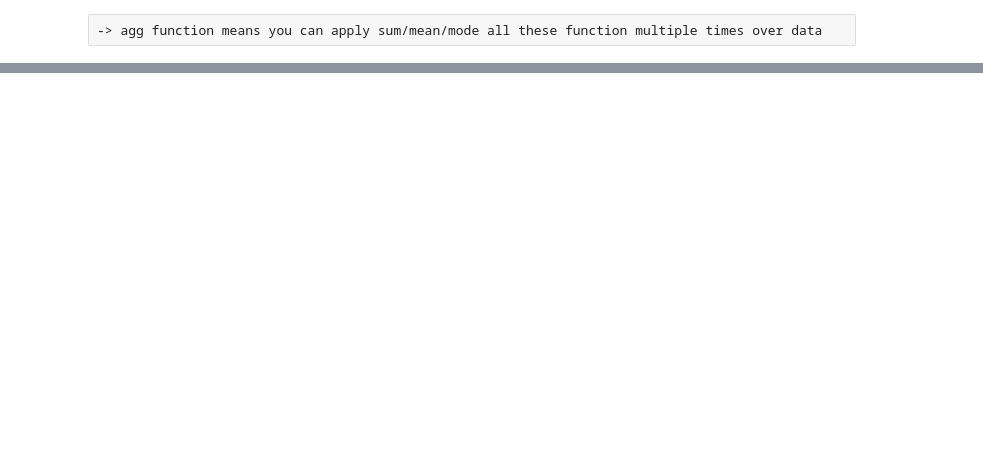
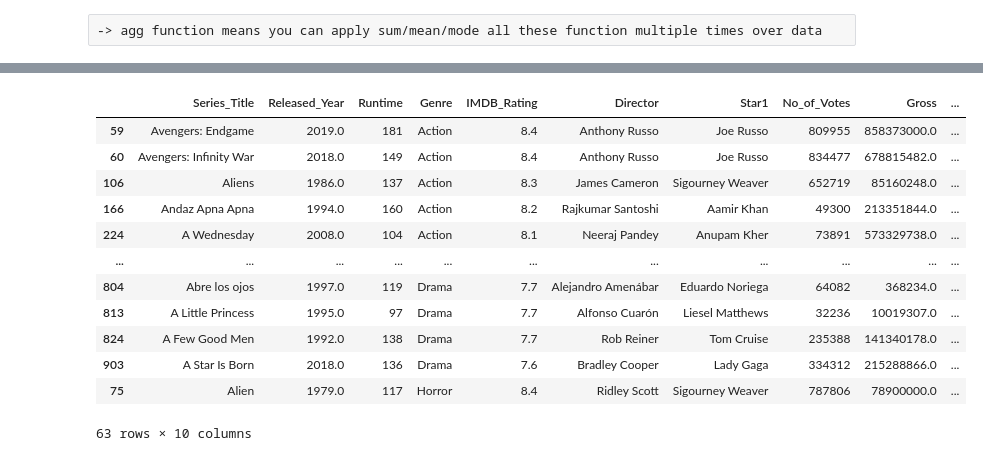
Before and after one commit to DeepakAK47/pandas, a Jupyter notebook: session19.ipynb, the cells around one changed output, grey strips where cells are left out. Drawn from its saved outputs; the diff is of its cells as text; code cells hidden in the pictures; blank space fills up the shorter version.

```diff
--- a/session19.ipynb
+++ b/session19.ipynb
@@ -280,0 +341,2 @@ object
+# %%
+data['Released_Year'] = pd.to_numeric(data['Released_Year'], errors='coerce')
@@ -280,0 +430,4 @@ object
+# %%
+df = pd.DataFrame(columns=data.columns)  # creating an empty DataFrame
+for group,date in genres:
+    df = pd.concat([df, date[date['IMDB_Rating'] == date['IMDB_Rating'].max()]])
@@ -280,0 +477,21 @@ object
+# %%
+# find the number of movies start with A in each genres of group
+df = pd.DataFrame(columns=data.columns)  # creating an empty DataFrame
+for group,date in genres:
+    df = pd.concat([df, date[date['Series_Title'].str[0] == 'A']])
+# %%
+df
+# %% [output]
+|  | Series_Title | Released_Year | Runtime | Genre | IMDB_Rating | Director | Star1 | No_of_Votes | Gross | ... |
+| 59 | Avengers: Endgame | 2019.0 | 181 | Action | 8.4 | Anthony Russo | Joe Russo | 809955 | 858373000.0 | ... |
+| 60 | Avengers: Infinity War | 2018.0 | 149 | Action | 8.4 | Anthony Russo | Joe Russo | 834477 | 678815482.0 | ... |
+| 106 | Aliens | 1986.0 | 137 | Action | 8.3 | James Cameron | Sigourney Weaver | 652719 | 85160248.0 | ... |
+| 166 | Andaz Apna Apna | 1994.0 | 160 | Action | 8.2 | Rajkumar Santoshi | Aamir Khan | 49300 | 213351844.0 | ... |
+| 224 | A Wednesday | 2008.0 | 104 | Action | 8.1 | Neeraj Pandey | Anupam Kher | 73891 | 573329738.0 | ... |
+| ... | ... | ... | ... | ... | ... | ... | ... | ... | ... | ... |
+| 804 | Abre los ojos | 1997.0 | 119 | Drama | 7.7 | Alejandro Amenábar | Eduardo Noriega | 64082 | 368234.0 | ... |
+| 813 | A Little Princess | 1995.0 | 97 | Drama | 7.7 | Alfonso Cuarón | Liesel Matthews | 32236 | 10019307.0 | ... |
+| 824 | A Few Good Men | 1992.0 | 138 | Drama | 7.7 | Rob Reiner | Tom Cruise | 235388 | 141340178.0 | ... |
+| 903 | A Star Is Born | 2018.0 | 136 | Drama | 7.6 | Bradley Cooper | Lady Gaga | 334312 | 215288866.0 | ... |
+| 75 | Alien | 1979.0 | 117 | Horror | 8.4 | Ridley Scott | Sigourney Weaver | 787806 | 78900000.0 | ... |
+63 rows × 10 columns
```
Also changed, not shown: parts of 29 cells of this notebook.
